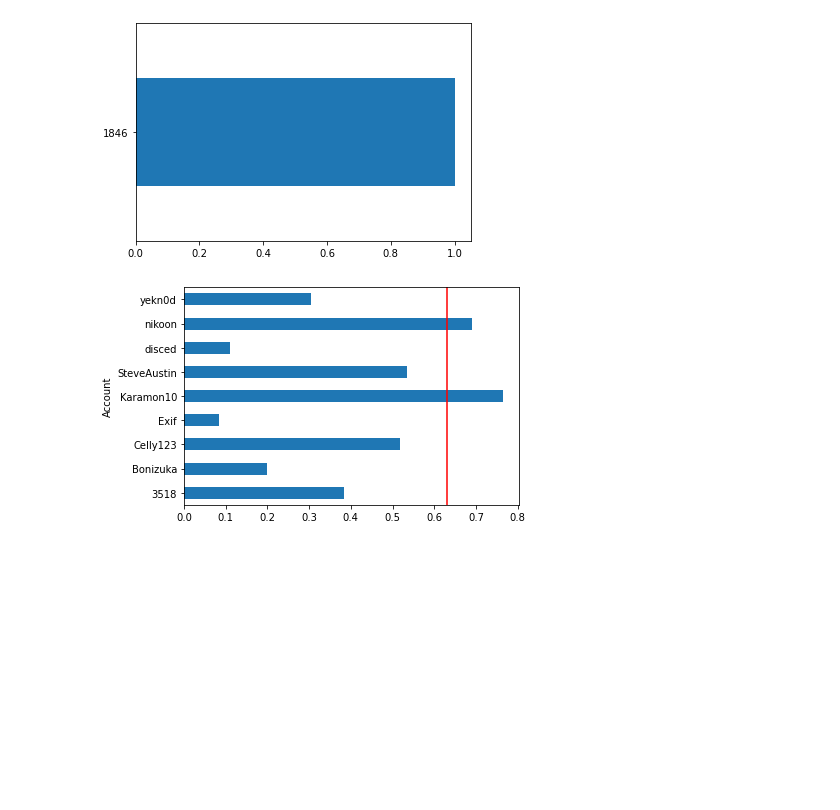
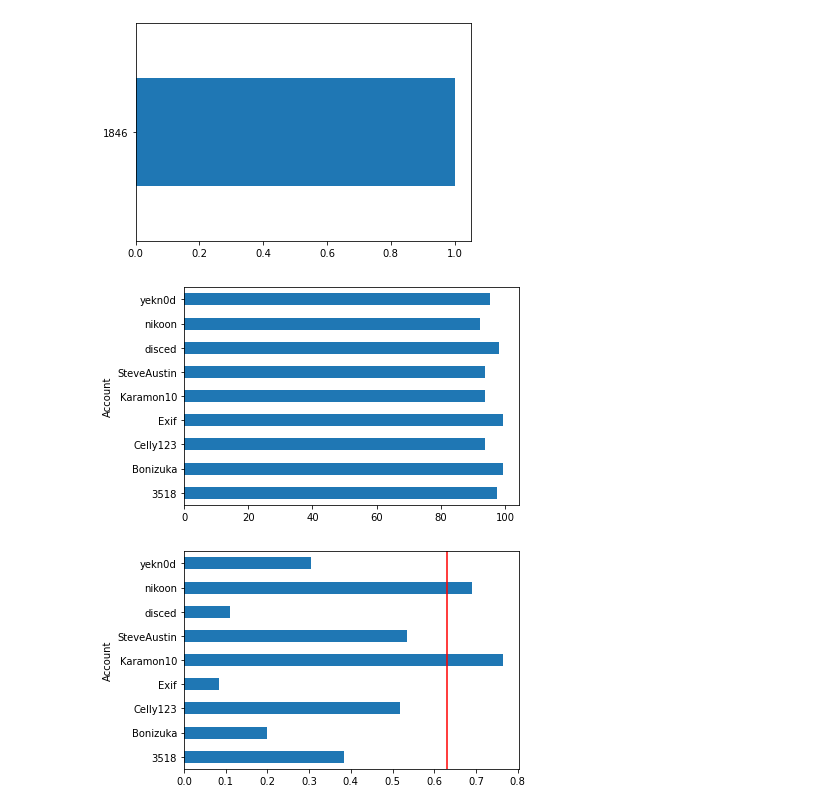
Before and after one commit to Tim-O-Neill/Path-of-Exile-Fatality-Predictor, a Jupyter notebook: eda.ipynb, the cells around one changed output. Drawn from its saved outputs; the diff is of its cells as text; code cells hidden in the pictures; blank space fills up the shorter version.

```diff
--- a/eda.ipynb
+++ b/eda.ipynb
@@ -3,5 +3,8 @@ import pandas as pd
 import numpy as np
 import matplotlib.pyplot as plt
 import seaborn as sns
+
+import matplotlib
+matplotlib.rcParams['font.sans-serif'] = ['Source Han Sans TW', 'sans-serif']
 # %%
 df = pd.read_csv('data/concat_dfs.csv')
@@ -206,6 +240,10 @@ df.head(20)
 df[df['Atlas_Invasion'] == 1].groupby('Account')['Dead'].plot(kind='barh');
 # %% [output]
 [figure]
+# %%
+df[df['Character Count'] >20].groupby('Account')['Level'].mean().plot(kind='barh');
+# %% [output]
+[figure, added]
 # %%
 df[df['Character Count'] >20].groupby('Account')['Dead'].mean().plot(kind='barh');
 plt.axvline(df['Dead'].mean(), color='r');
```
Also changed, not shown: parts of 6 cells of this notebook.
